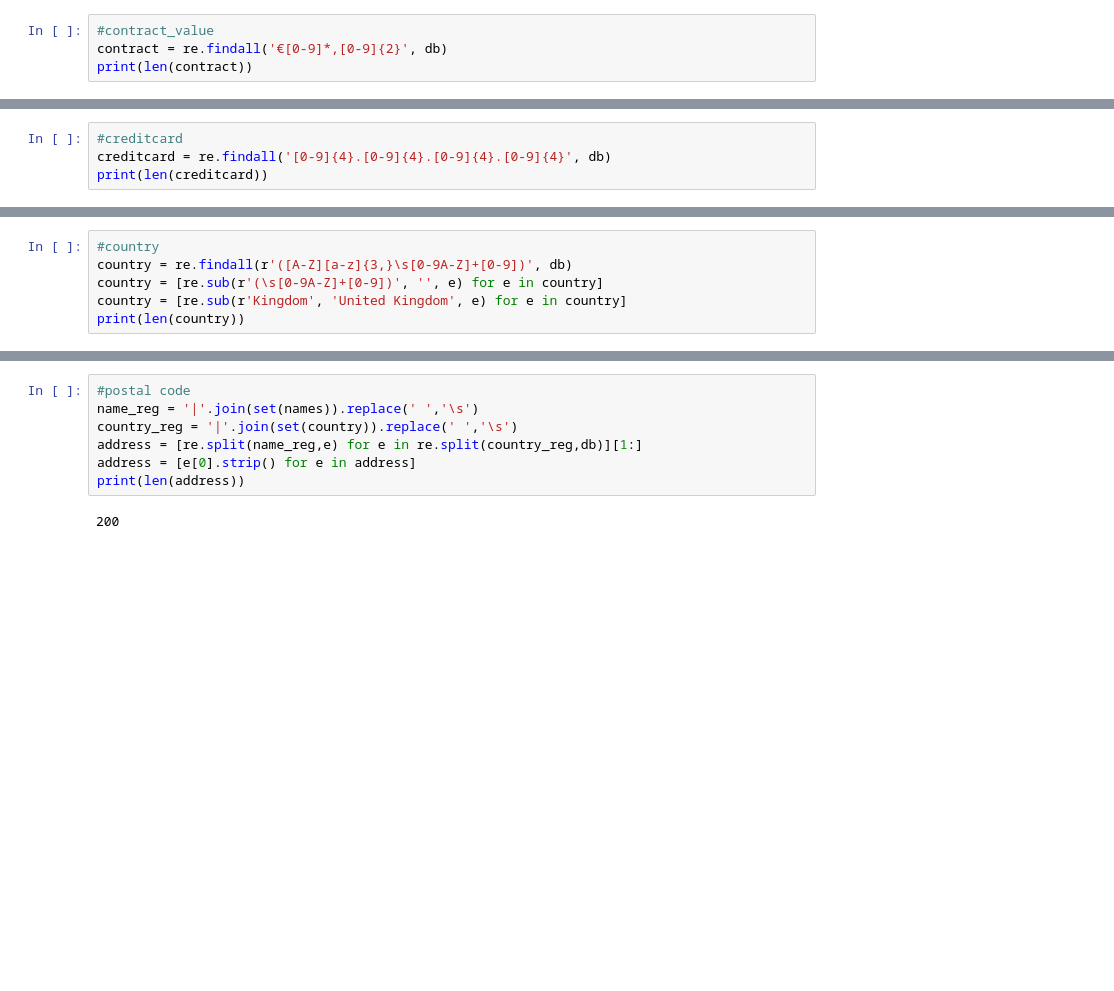
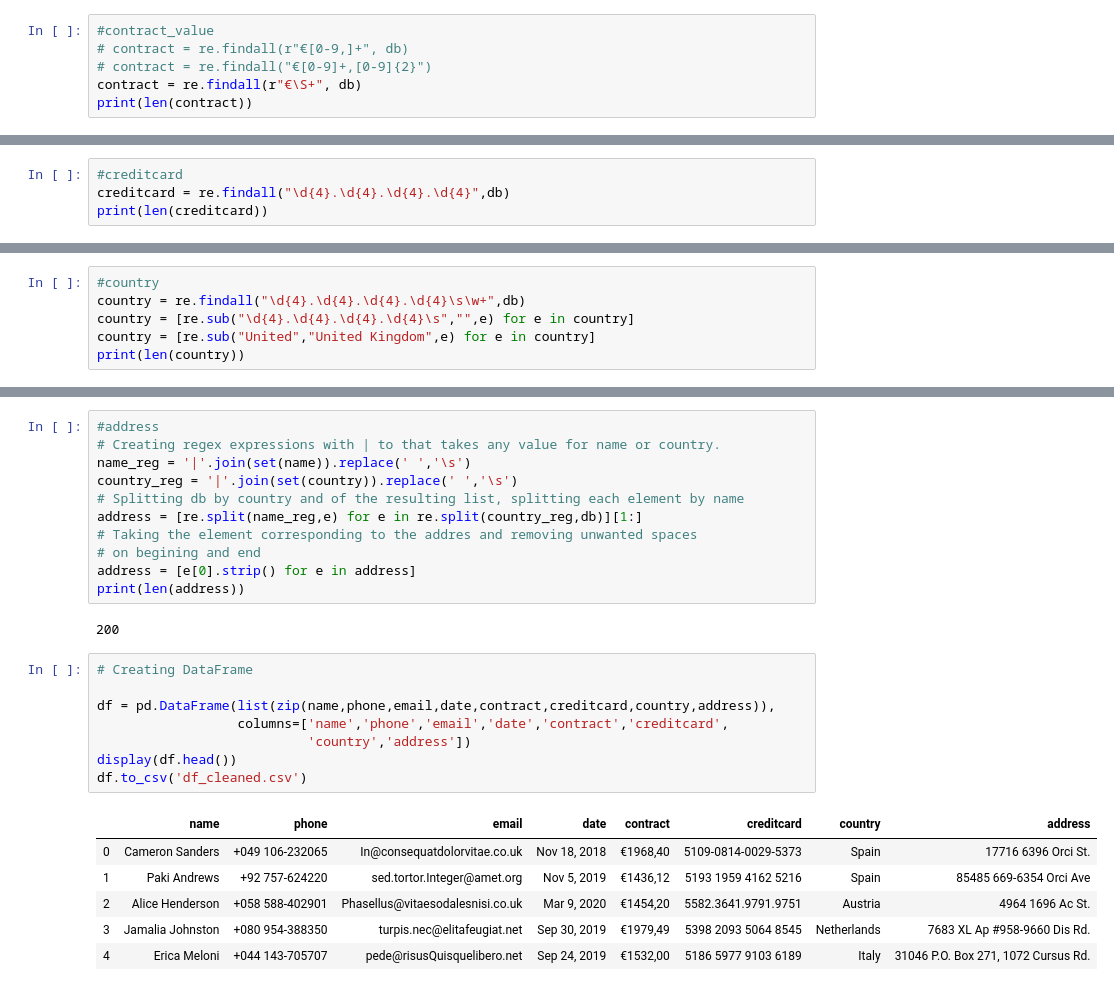
Before and after one commit to ferrero-felipe/regex, a Jupyter notebook: regex_solution_inclass.ipynb, the cells around one changed output, grey strips where cells are left out. Saved outputs shown, nothing was run; the diff lists cells and outputs as text; blank space fills up the shorter version.

```diff
--- a/regex - solutions.ipynb
+++ b/regex_solution_inclass.ipynb
@@ -194,30 +196,51 @@ print(len(date))
 200
 # %%
 #contract_value
-contract = re.findall('€[0-9]*,[0-9]{2}', db)
+# contract = re.findall(r"€[0-9,]+", db)
+# contract = re.findall("€[0-9]+,[0-9]{2}")
+contract = re.findall(r"€\S+", db)
 print(len(contract))
 # %% [output]
 200
 # %%
 #creditcard
-creditcard = re.findall('[0-9]{4}.[0-9]{4}.[0-9]{4}.[0-9]{4}', db)
+creditcard = re.findall("\d{4}.\d{4}.\d{4}.\d{4}",db)
 print(len(creditcard))
 # %% [output]
 200
 # %%
 #country
-country = re.findall(r'([A-Z][a-z]{3,}\s[0-9A-Z]+[0-9])', db)
-country = [re.sub(r'(\s[0-9A-Z]+[0-9])', '', e) for e in country]
-country = [re.sub(r'Kingdom', 'United Kingdom', e) for e in country]
+country = re.findall("\d{4}.\d{4}.\d{4}.\d{4}\s\w+",db)
+country = [re.sub("\d{4}.\d{4}.\d{4}.\d{4}\s","",e) for e in country]
+country = [re.sub("United","United Kingdom",e) for e in country]
 print(len(country))
 # %% [output]
 200
 # %%
-#postal code
-name_reg = '|'.join(set(names)).replace(' ','\s')
+#address
+# Creating regex expressions with | to that takes any value for name or country.
+name_reg = '|'.join(set(name)).replace(' ','\s')
 country_reg = '|'.join(set(country)).replace(' ','\s')
+# Splitting db by country and of the resulting list, splitting each element by name
 address = [re.split(name_reg,e) for e in re.split(country_reg,db)][1:]
+# Taking the element corresponding to the addres and removing unwanted spaces
+# on begining and end
 address = [e[0].strip() for e in address]
 print(len(address))
 # %% [output]
 200
+# %%
+# Creating DataFrame
+
+df = pd.DataFrame(list(zip(name,phone,email,date,contract,creditcard,country,address)),
+                  columns=['name','phone','email','date','contract','creditcard',
+                           'country','address'])
+display(df.head())
+df.to_csv('df_cleaned.csv')
+# %% [output]
+|  | name | phone | email | date | contract | creditcard | country | address |
+| 0 | Cameron Sanders | +049 106-232065 | In@consequatdolorvitae.co.uk | Nov 18, 2018 | €1968,40 | 5109-0814-0029-5373 | Spain | 17716 6396 Orci St. |
+| 1 | Paki Andrews | +92 757-624220 | sed.tortor.Integer@amet.org | Nov 5, 2019 | €1436,12 | 5193 1959 4162 5216 | Spain | 85485 669-6354 Orci Ave |
+| 2 | Alice Henderson | +058 588-402901 | Phasellus@vitaesodalesnisi.co.uk | Mar 9, 2020 | €1454,20 | 5582.3641.9791.9751 | Austria | 4964 1696 Ac St. |
+| 3 | Jamalia Johnston | +080 954-388350 | turpis.nec@elitafeugiat.net | Sep 30, 2019 | €1979,49 | 5398 2093 5064 8545 | Netherlands | 7683 XL Ap #958-9660 Dis Rd. |
+| 4 | Erica Meloni | +044 143-705707 | pede@risusQuisquelibero.net | Sep 24, 2019 | €1532,00 | 5186 5977 9103 6189 | Italy | 31046 P.O. Box 271, 1072 Cursus Rd. |
```
Also changed, not shown: parts of 16 cells of this notebook, 6 other files.
